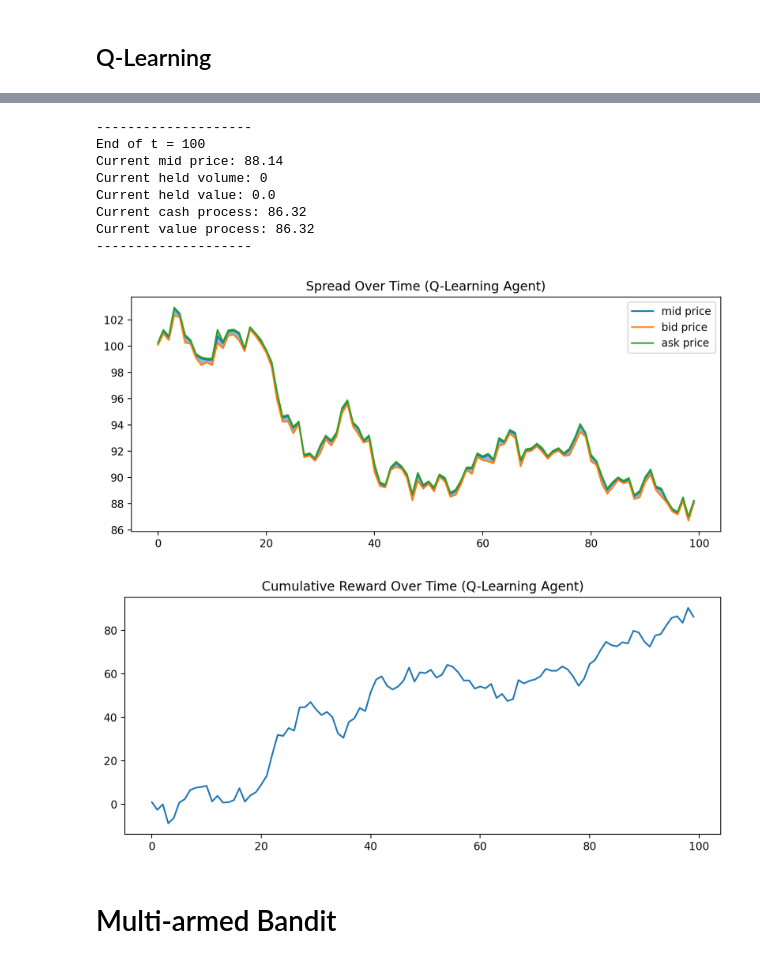
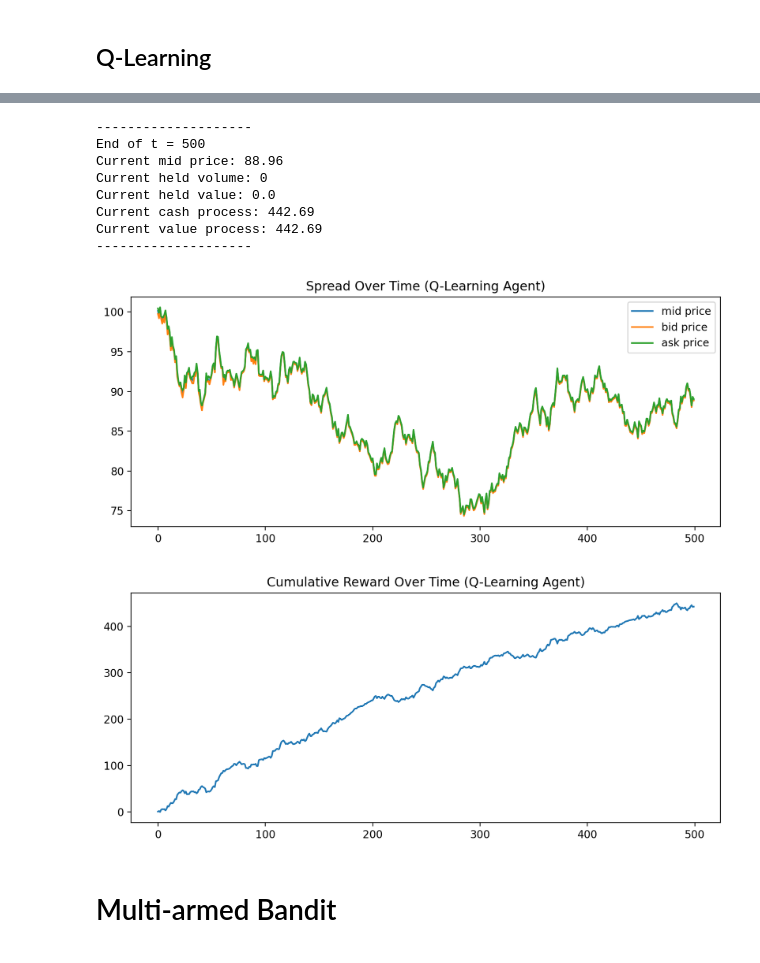
Before and after one commit to jaupimegi23/optimalMM, a Jupyter notebook: main.ipynb, the cells around one changed output, grey strips where cells are left out. Drawn from its saved outputs; the diff is of its cells as text; code cells hidden in the pictures.

```diff
--- a/main.ipynb
+++ b/main.ipynb
@@ -145,19 +29,20 @@ Q_star = agent_Q.q_table[(0,0)][opt_action]
-# %%
-env.render()
-# %% [output]
---------------------
-End of t = 100
-Current mid price: 88.14
-Current held volume: 0
-Current held value: 0.0
-Current cash process: 86.32
-Current value process: 86.32
---------------------
-# %%
-plot_single_experiemnt('Q-Learning Agent', mid_price, bid_price, ask_price, rewards)
-# %% [output]
-[figure, removed]
-[figure, removed]
+# %%
+# Single trial
+env = SimpleEnv(debug=False, T=500, lambda_neg=15, lambda_pos=10, kappa=10, Q=4)
+agent_Q = QAgent(env_d=env.d, env_Q=env.Q, env_T=env.T,
+                 epsilon=1.0, epsilon_min=0.01, epsilon_decay=0.01)
+rewards = single_experiment('Q-Learning Agent', agent_Q, env, show=True)
+# %% [output]
+--------------------
+End of t = 500
+Current mid price: 88.96
+Current held volume: 0
+Current held value: 0.0
+Current cash process: 442.69
+Current value process: 442.69
+--------------------
+[figure, added]
+[figure, added]
 # %% [markdown]
 # Multi-armed Bandit
 # %% [markdown]
```
Also changed, not shown: parts of 36 cells of this notebook, 2 other files.
